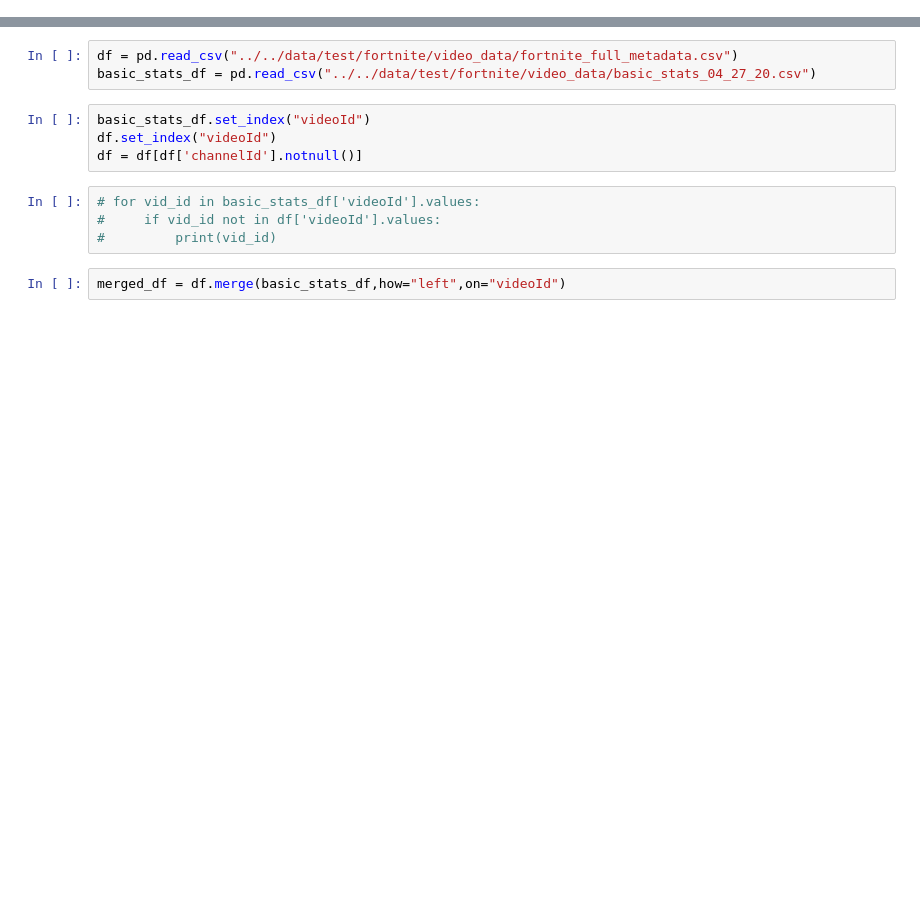
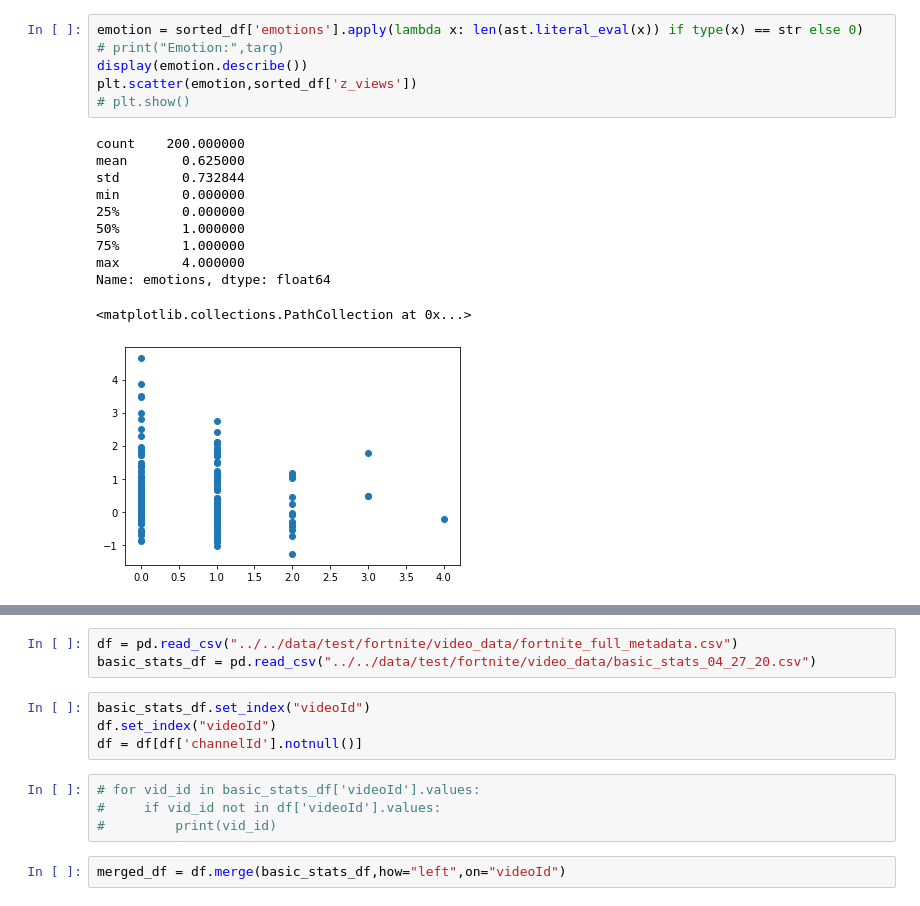
Before and after one commit to codencoding/Red-Means-Go, a Jupyter notebook: notebooks/eda/cwynne_combined_analysis.ipynb, the cells around one changed output, grey strips where cells are left out. Saved outputs shown, nothing was run; the diff lists cells and outputs as text; blank space fills up the shorter version.

```diff
--- a/notebooks/eda/cwynne_combined_analysis.ipynb
+++ b/notebooks/eda/cwynne_combined_analysis.ipynb
@@ -6,0 +120,18 @@ from datetime import datetime
+# %%
+emotion = sorted_df['emotions'].apply(lambda x: len(ast.literal_eval(x)) if type(x) == str else 0)
+# print("Emotion:",targ)
+display(emotion.describe())
+plt.scatter(emotion,sorted_df['z_views'])
+# plt.show()
+# %% [output]
+count    200.000000
+mean       0.625000
+std        0.732844
+min        0.000000
+25%        0.000000
+50%        1.000000
+75%        1.000000
+max        4.000000
+Name: emotions, dtype: float64
+<matplotlib.collections.PathCollection at 0x...>
+[figure, added]
```
Also changed, not shown: parts of 43 cells of this notebook, 1 other file.
